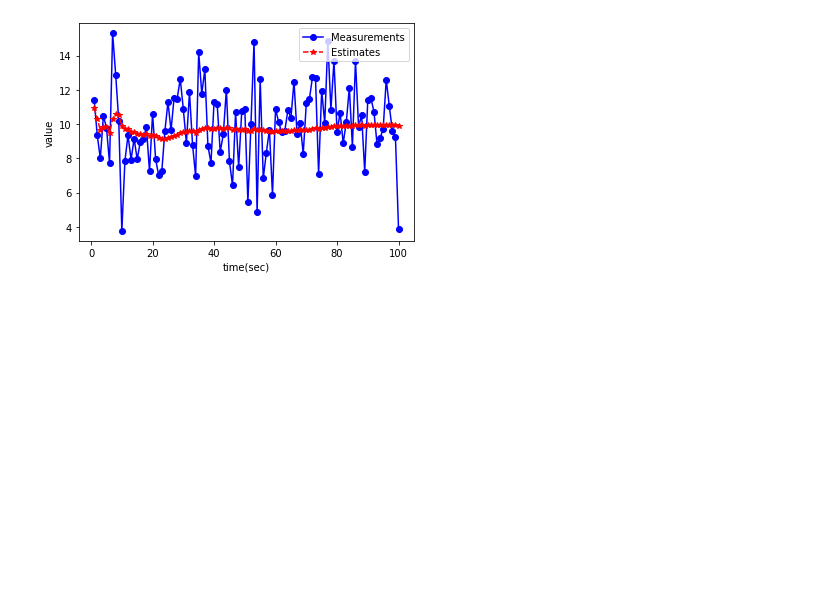
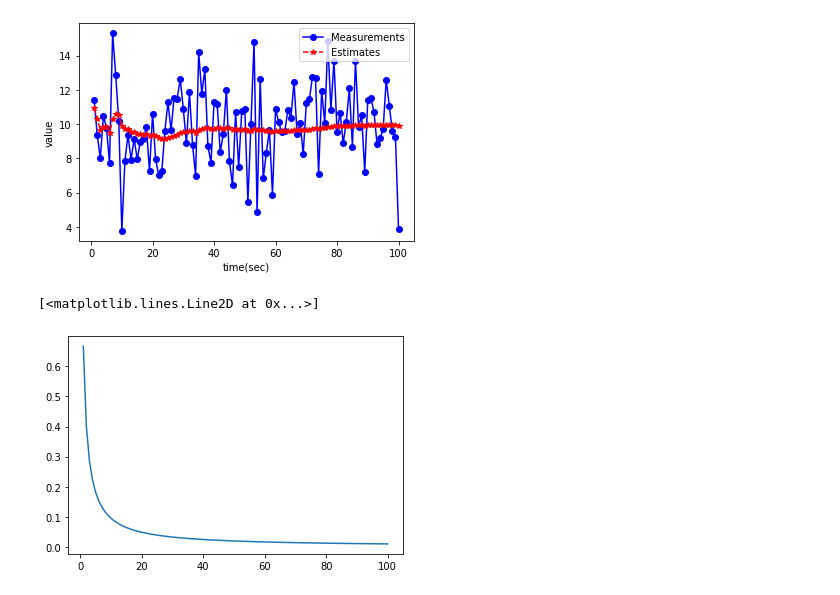
Before and after one commit to zzun-d/Kalman-Filter-Algorithm, a Jupyter notebook: practice/NoiseRemove.ipynb, the cells around one changed output. Cells and saved outputs as stored; diff of their text form; code cells hidden in the pictures; blank space fills up the shorter version.

```diff
--- a/practice/NoiseRemove.ipynb
+++ b/practice/NoiseRemove.ipynb
@@ -44,9 +49,9 @@ R = 4
 x0 = 10 # 초기값 세팅
 P0 = 8
 
-x_lst = [x0]
-K_lst = [1]
-P_lst = [P0]
+x_lst = []
+K_lst = []
+P_lst = []
 x = x0
 P = P0
 for i in range(100):
@@ -70,3 +75,8 @@ plt.ylabel('value')
 # %% [output]
 Text(0, 0.5, 'value')
 [figure]
+# %%
+plt.plot(time, K_lst)
+# %% [output]
+[<matplotlib.lines.Line2D at 0x...>]
+[figure, added]
```
Also changed, not shown: parts of 1 cell of this notebook, 1 other file.
